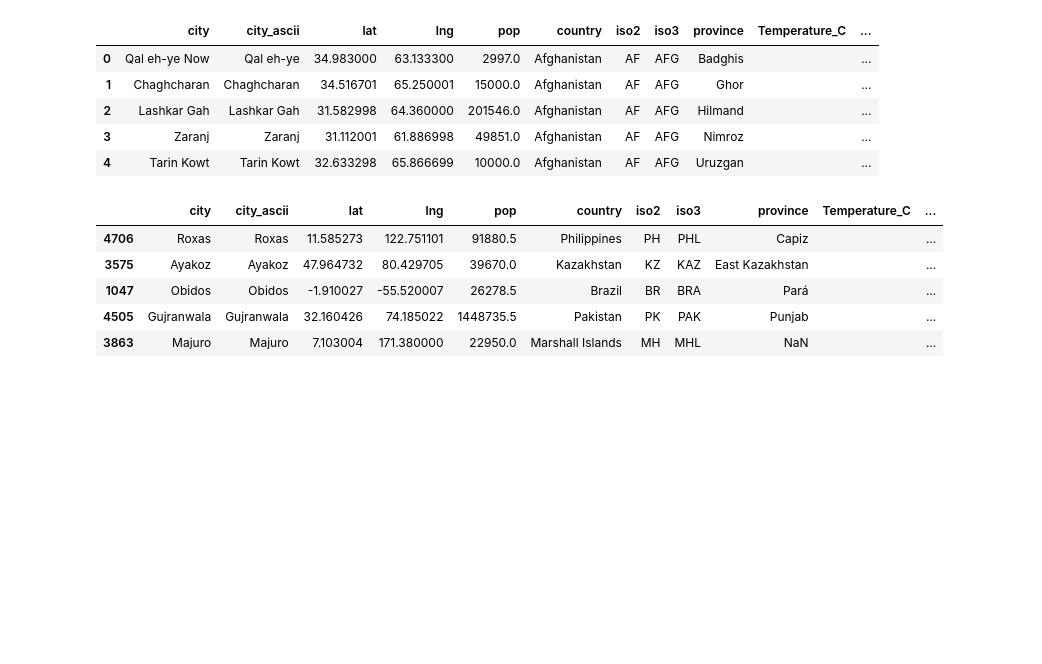
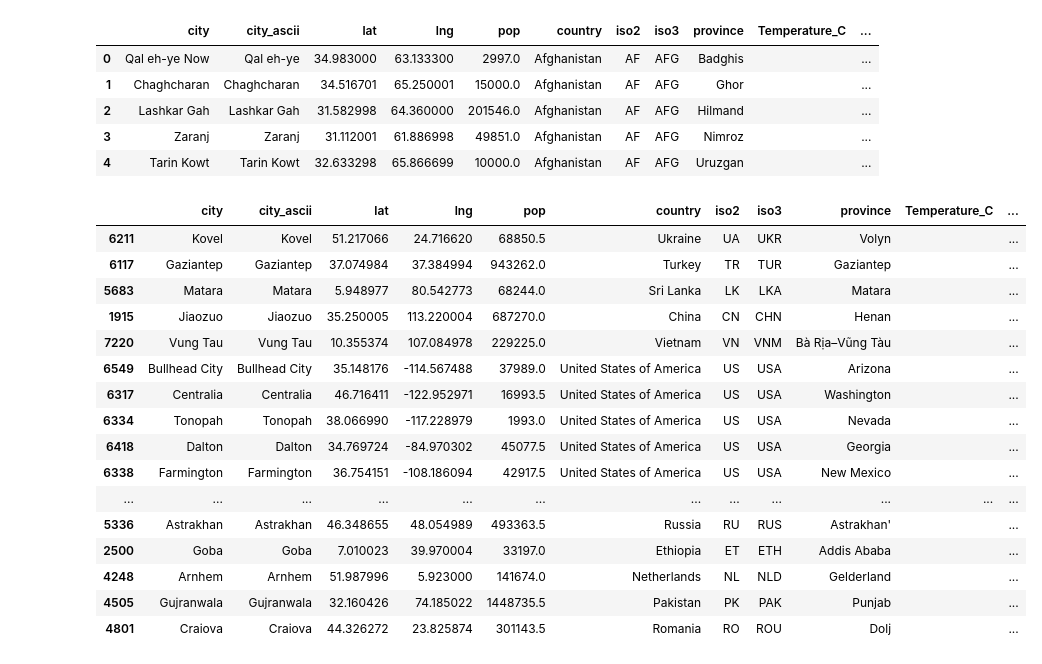
Before and after one commit to craigsbauer/RDS-Data-Science, a Jupyter notebook: pyweather/weatherpy.ipynb, the cells around one changed output. Cells and saved outputs as stored; diff of their text form; code cells hidden in the pictures; blank space fills up the shorter version.

```diff
--- a/pyweather/weatherpy.ipynb
+++ b/pyweather/weatherpy.ipynb
@@ -39,18 +40,30 @@ cities_pd.head()
 | 4 | Tarin Kowt | Tarin Kowt | 32.633298 | 65.866699 | 10000.0 | Afghanistan | AF | AFG | Uruzgan |  | ... |
 # %%
 # Random selection of 500 cities with a population >1000
-selected_cities = cities_pd.sample(n=500)
+# Using 50 cities to stay within OpenWeatherMap limit
+selected_cities = cities_pd.sample(n=10)
 selected_cities = selected_cities[selected_cities["pop"].astype(int) > 1000]
 
 # View selected_cities
 selected_cities.head()
 # %% [output]
 |  | city | city_ascii | lat | lng | pop | country | iso2 | iso3 | province | Temperature_C | ... |
-| 4706 | Roxas | Roxas | 11.585273 | 122.751101 | 91880.5 | Philippines | PH | PHL | Capiz |  | ... |
-| 3575 | Ayakoz | Ayakoz | 47.964732 | 80.429705 | 39670.0 | Kazakhstan | KZ | KAZ | East Kazakhstan |  | ... |
-| 1047 | Obidos | Obidos | -1.910027 | -55.520007 | 26278.5 | Brazil | BR | BRA | Pará |  | ... |
+| 6211 | Kovel | Kovel | 51.217066 | 24.716620 | 68850.5 | Ukraine | UA | UKR | Volyn |  | ... |
+| 6117 | Gaziantep | Gaziantep | 37.074984 | 37.384994 | 943262.0 | Turkey | TR | TUR | Gaziantep |  | ... |
+| 5683 | Matara | Matara | 5.948977 | 80.542773 | 68244.0 | Sri Lanka | LK | LKA | Matara |  | ... |
+| 1915 | Jiaozuo | Jiaozuo | 35.250005 | 113.220004 | 687270.0 | China | CN | CHN | Henan |  | ... |
+| 7220 | Vung Tau | Vung Tau | 10.355374 | 107.084978 | 229225.0 | Vietnam | VN | VNM | Bà Rịa–Vũng Tàu |  | ... |
+| 6549 | Bullhead City | Bullhead City | 35.148176 | -114.567488 | 37989.0 | United States of America | US | USA | Arizona |  | ... |
+| 6317 | Centralia | Centralia | 46.716411 | -122.952971 | 16993.5 | United States of America | US | USA | Washington |  | ... |
+| 6334 | Tonopah | Tonopah | 38.066990 | -117.228979 | 1993.0 | United States of America | US | USA | Nevada |  | ... |
+| 6418 | Dalton | Dalton | 34.769724 | -84.970302 | 45077.5 | United States of America | US | USA | Georgia |  | ... |
+| 6338 | Farmington | Farmington | 36.754151 | -108.186094 | 42917.5 | United States of America | US | USA | New Mexico |  | ... |
+| ... | ... | ... | ... | ... | ... | ... | ... | ... | ... | ... | ... |
+| 5336 | Astrakhan | Astrakhan | 46.348655 | 48.054989 | 493363.5 | Russia | RU | RUS | Astrakhan' |  | ... |
+| 2500 | Goba | Goba | 7.010023 | 39.970004 | 33197.0 | Ethiopia | ET | ETH | Addis Ababa |  | ... |
+| 4248 | Arnhem | Arnhem | 51.987996 | 5.923000 | 141674.0 | Netherlands | NL | NLD | Gelderland |  | ... |
 | 4505 | Gujranwala | Gujranwala | 32.160426 | 74.185022 | 1448735.5 | Pakistan | PK | PAK | Punjab |  | ... |
-| 3863 | Majuro | Majuro | 7.103004 | 171.380000 | 22950.0 | Marshall Islands | MH | MHL | NaN |  | ... |
+| 4801 | Craiova | Craiova | 44.326272 | 23.825874 | 301143.5 | Romania | RO | ROU | Dolj |  | ... |
 # %%
 # Loop through the cities_pd and run a temp search for each city
 for index, row in cities_pd.iterrows():
```
Also changed, not shown: parts of 2 cells of this notebook, 1 other file.
